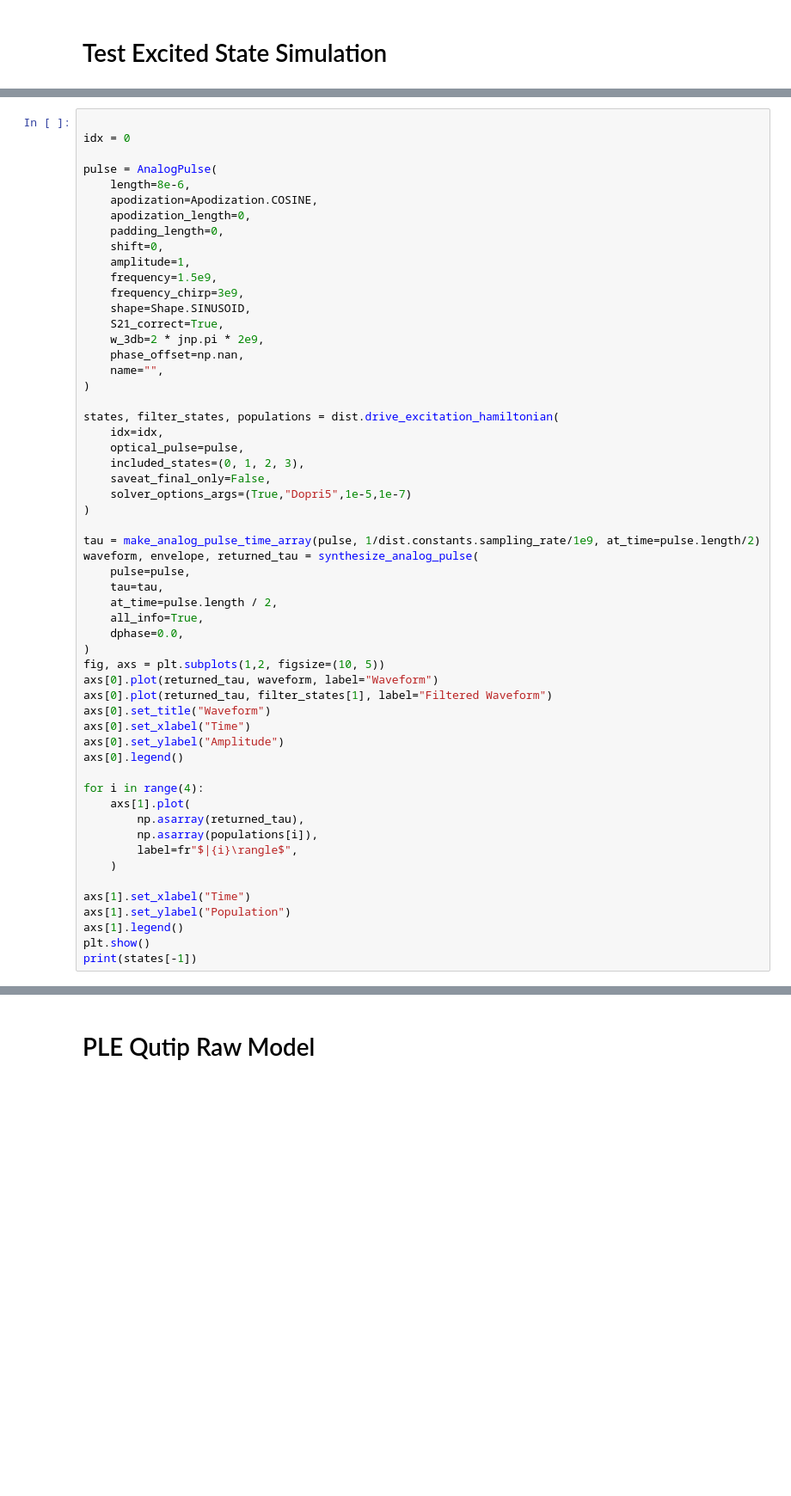
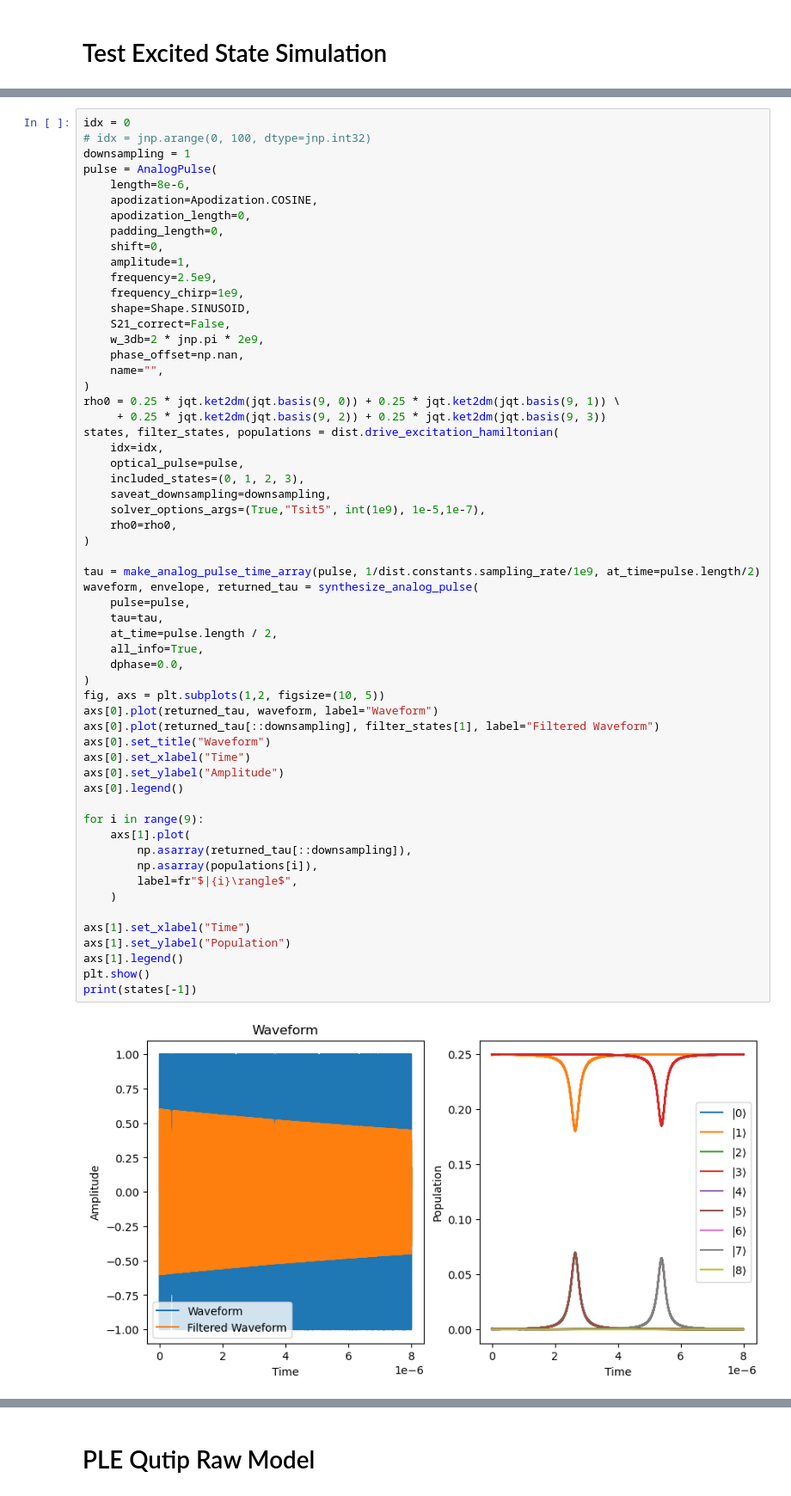
Before and after one commit to Sephiram591/qcontrol, a Jupyter notebook: src/qcontrol/snv120/testing.ipynb, the cells around one changed output, grey strips where cells are left out. Shown at 86% size. Saved outputs shown, nothing was run; the diff lists cells and outputs as text; blank space fills up the shorter version.

```diff
--- a/src/qcontrol/snv120/testing.ipynb
+++ b/src/qcontrol/snv120/testing.ipynb
@@ -1293,7 +1332,7 @@ Benchmarking N = 31
 # %%
-
 idx = 0
-
+# idx = jnp.arange(0, 100, dtype=jnp.int32)
+downsampling = 1
 pulse = AnalogPulse(
     length=8e-6,
     apodization=Apodization.COSINE,
@@ -1301,48 +1340,52 @@ pulse = AnalogPulse(
     padding_length=0,
     shift=0,
     amplitude=1,
-    frequency=1.5e9,
-    frequency_chirp=3e9,
+    frequency=2.5e9,
+    frequency_chirp=1e9,
     shape=Shape.SINUSOID,
-    S21_correct=True,
+    S21_correct=False,
     w_3db=2 * jnp.pi * 2e9,
     phase_offset=np.nan,
     name="",
 )
-
+rho0 = 0.25 * jqt.ket2dm(jqt.basis(9, 0)) + 0.25 * jqt.ket2dm(jqt.basis(9, 1)) \
+     + 0.25 * jqt.ket2dm(jqt.basis(9, 2)) + 0.25 * jqt.ket2dm(jqt.basis(9, 3))
 states, filter_states, populations = dist.drive_excitation_hamiltonian(
     idx=idx,
     optical_pulse=pulse,
     included_states=(0, 1, 2, 3),
-    saveat_final_only=False,
-    solver_options_args=(True,"Dopri5",1e-5,1e-7)
+    saveat_downsampling=downsampling,
+    solver_options_args=(True,"Tsit5", int(1e9), 1e-5,1e-7),
+    rho0=rho0,
 )
 
 tau = make_analog_pulse_time_array(pulse, 1/dist.constants.sampling_rate/1e9, at_time=pulse.length/2)
 waveform, envelope, returned_tau = synthesize_analog_pulse(
     pulse=pulse,
     tau=tau,
     at_time=pulse.length / 2,
     all_info=True,
     dphase=0.0,
 )
 fig, axs = plt.subplots(1,2, figsize=(10, 5))
 axs[0].plot(returned_tau, waveform, label="Waveform")
-axs[0].plot(returned_tau, filter_states[1], label="Filtered Waveform")
+axs[0].plot(returned_tau[::downsampling], filter_states[1], label="Filtered Waveform")
 axs[0].set_title("Waveform")
 axs[0].set_xlabel("Time")
 axs[0].set_ylabel("Amplitude")
 axs[0].legend()
 
-for i in range(4):
+for i in range(9):
     axs[1].plot(
-        np.asarray(returned_tau),
+        np.asarray(returned_tau[::downsampling]),
         np.asarray(populations[i]),
         label=fr"$|{i}\rangle$",
     )
 
 axs[1].set_xlabel("Time")
 axs[1].set_ylabel("Population")
 axs[1].legend()
 plt.show()
 print(states[-1])
+# %% [output]
+[figure, added]
```
Also changed, not shown: parts of 14 cells of this notebook, 5 other files.
